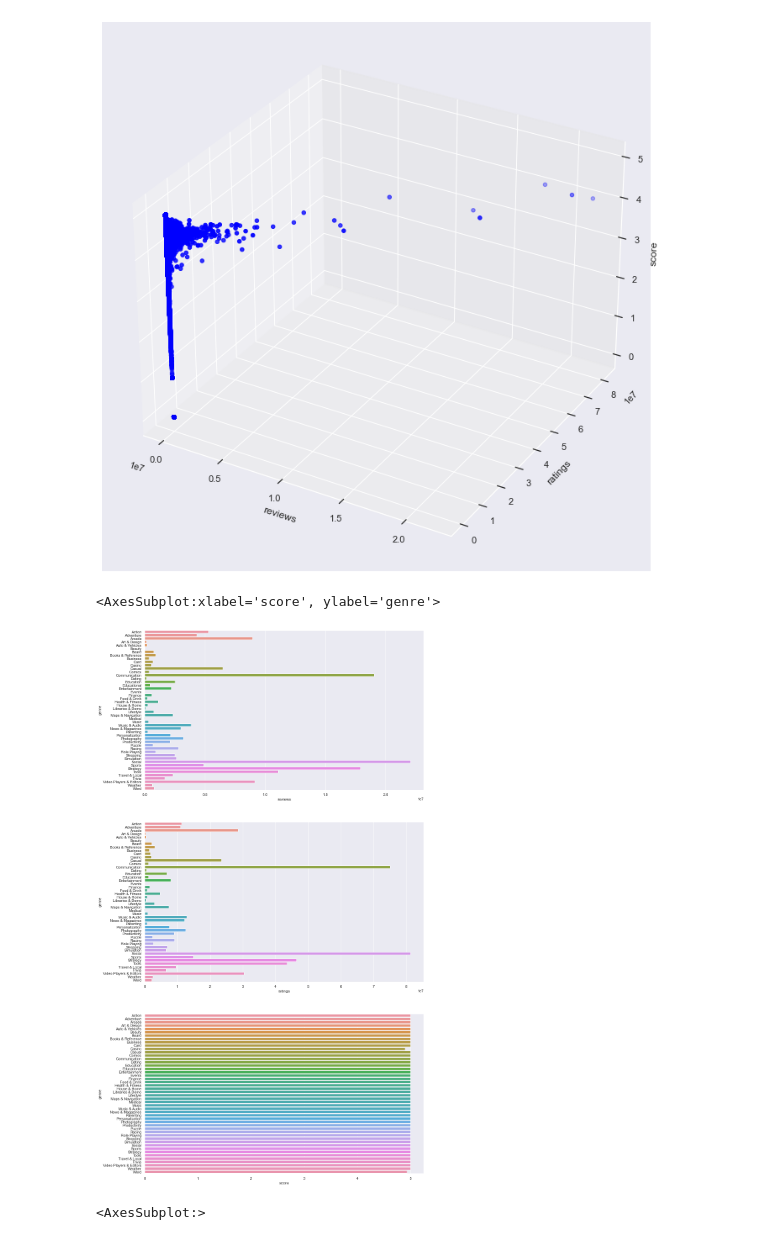
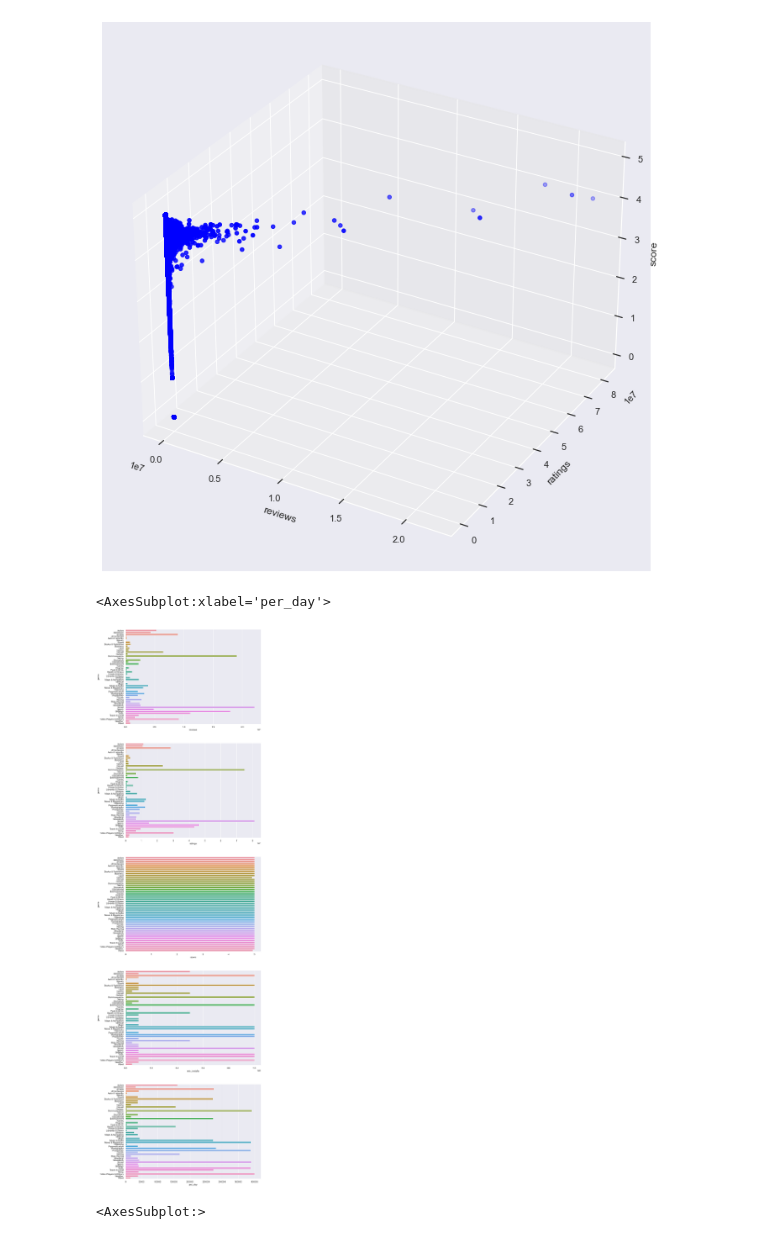
Before and after one commit to Necronoxia/google-play-apps-analysis, a Jupyter notebook: mini_proj.ipynb, the cells around one changed output. Drawn from its saved outputs; the diff is of its cells as text; code cells hidden in the pictures.

```diff
--- a/mini_proj.ipynb
+++ b/mini_proj.ipynb
@@ -211,6 +216,4 @@ YouTube 1000000000
 # %% [markdown]
 # 4. How many downloads per day might you expect if you took the time to build an app?
 # %%
-g4 = df.groupby(['genre'])['reviews','ratings','score'].max()
-
-g4.head(5)
+g4 = df.groupby(['genre'])['reviews','ratings','score','min_installs'].max()
@@ -258,14 +255,16 @@ plt.show()
 # %% [output]
 [figure]
 # %%
-fig, axes = plt.subplots(3,1, figsize=(15, 30), sharey = True)
+fig, axes = plt.subplots(5,1, figsize=(12, 50), sharey = True)
 
 sns.barplot(ax=axes[0],data = g4,x = 'reviews', y = g4.index)
 sns.barplot(ax=axes[1],data = g4,x = 'ratings', y = g4.index)
 sns.barplot(ax=axes[2],data = g4,x = 'score', y = g4.index)
+sns.barplot(ax=axes[3],data = g4,x = 'min_installs', y = g4.index)
+sns.barplot(ax=axes[4],x = 'per_day',y = installs_copy.index , data=installs_copy )
 # %% [output]
-<AxesSubplot:xlabel='score', ylabel='genre'>
+<AxesSubplot:xlabel='per_day'>
-[figure, old version]
+[figure, new version]
 # %%
 corr_map = df.copy()
 corr_map
```
Also changed, not shown: parts of 7 cells of this notebook.
